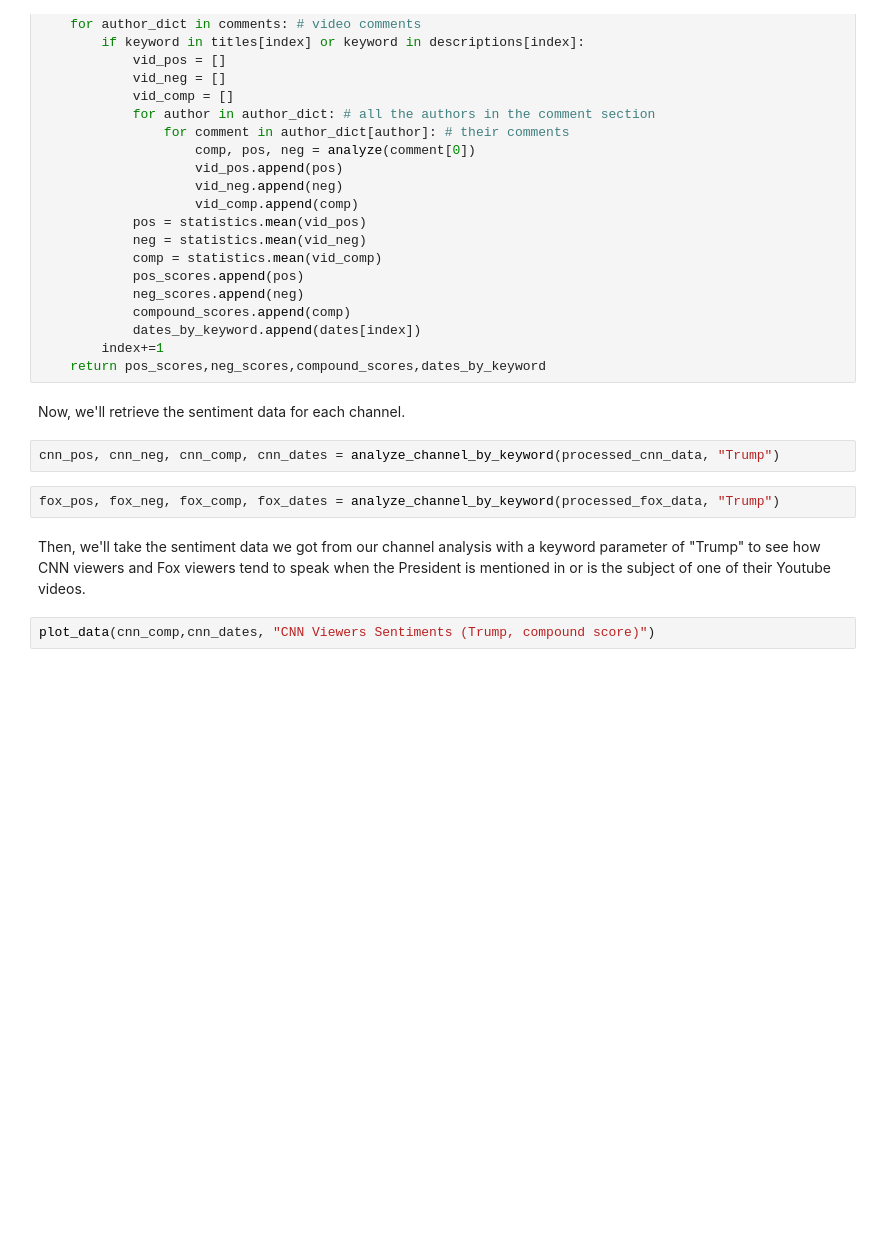
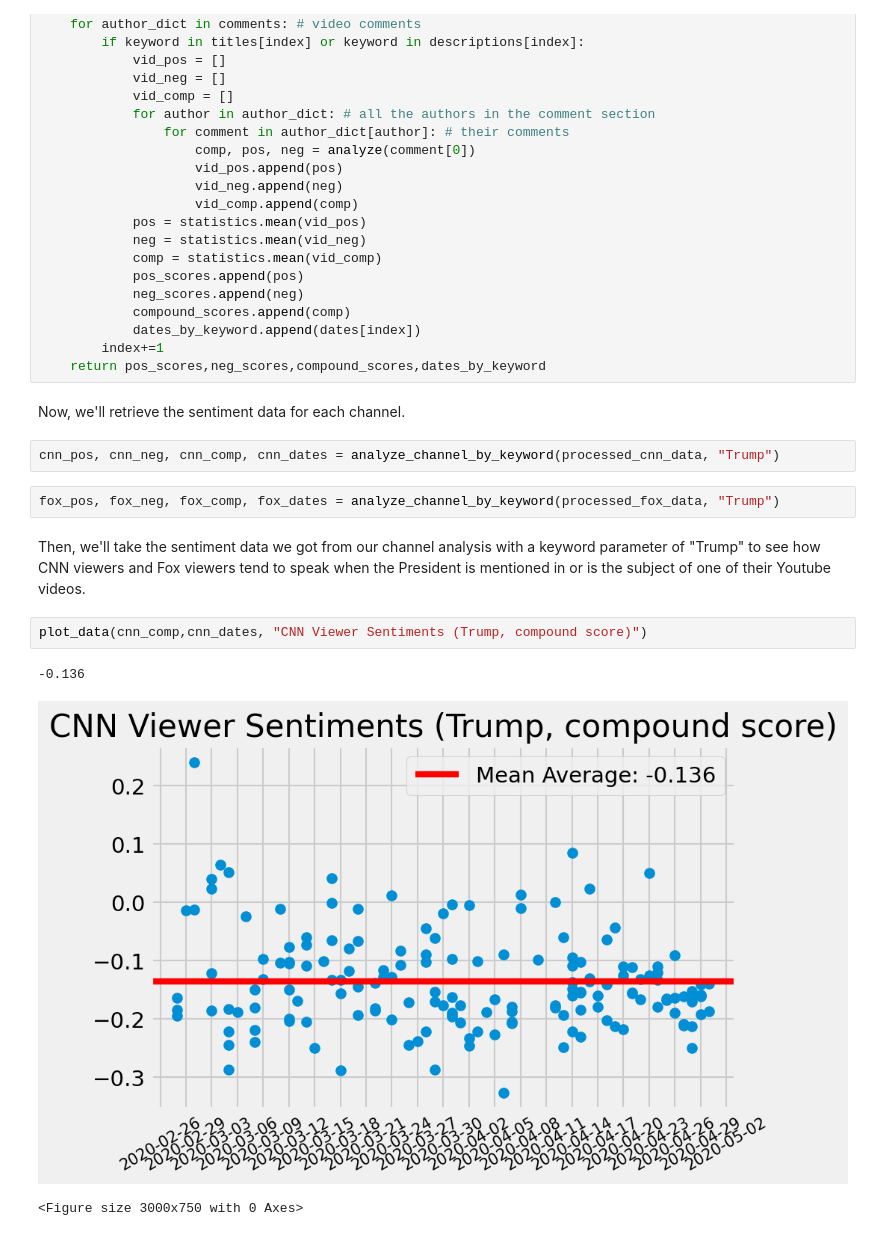
Before and after one commit to JaredRPrior/Youtube-Data-API, a Jupyter notebook: youtube-data-api(most recent).ipynb, the cells around one changed output. Cells and saved outputs as stored; diff of their text form; blank space fills up the shorter version.

```diff
--- a/youtube-data-api(most recent).ipynb
+++ b/youtube-data-api(most recent).ipynb
@@ -429,5 +484,9 @@ fox_pos, fox_neg, fox_comp, fox_dates = analyze_channel_by_keyword(processed_fox
 # %% [markdown]
 Then, we'll take the sentiment data we got from our channel analysis with a keyword parameter of "Trump" to see how CNN viewers and Fox viewers tend to speak when the President is mentioned in or is the subject of one of their Youtube videos.
 # %%
-plot_data(cnn_comp,cnn_dates, "CNN Viewers Sentiments (Trump, compound score)")
+plot_data(cnn_comp,cnn_dates, "CNN Viewer Sentiments (Trump, compound score)")
+# %% [output]
+-0.136
+[figure, added]
+<Figure size 3000x750 with 0 Axes>
 # %%
```
Also changed, not shown: parts of 12 cells of this notebook, 1 other file.
